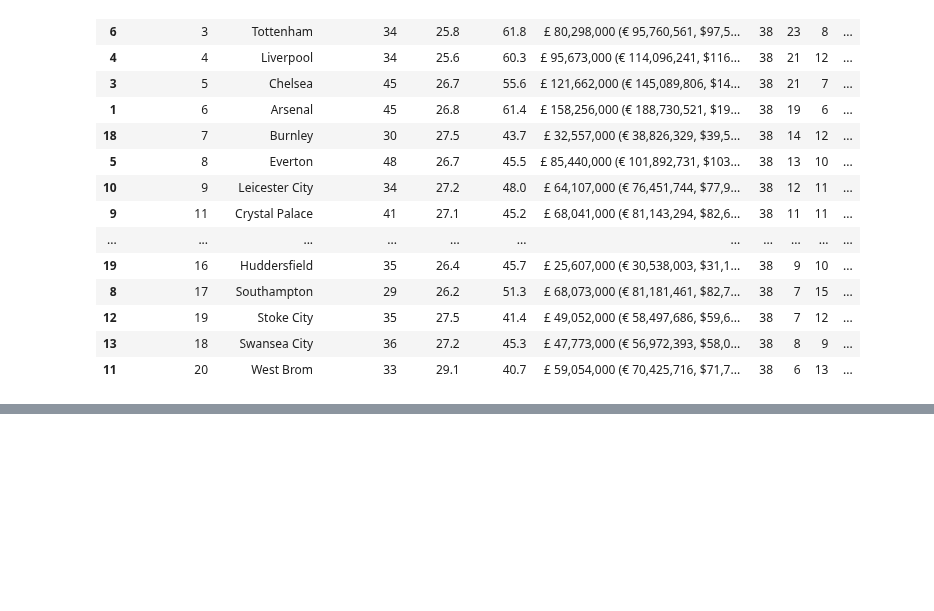
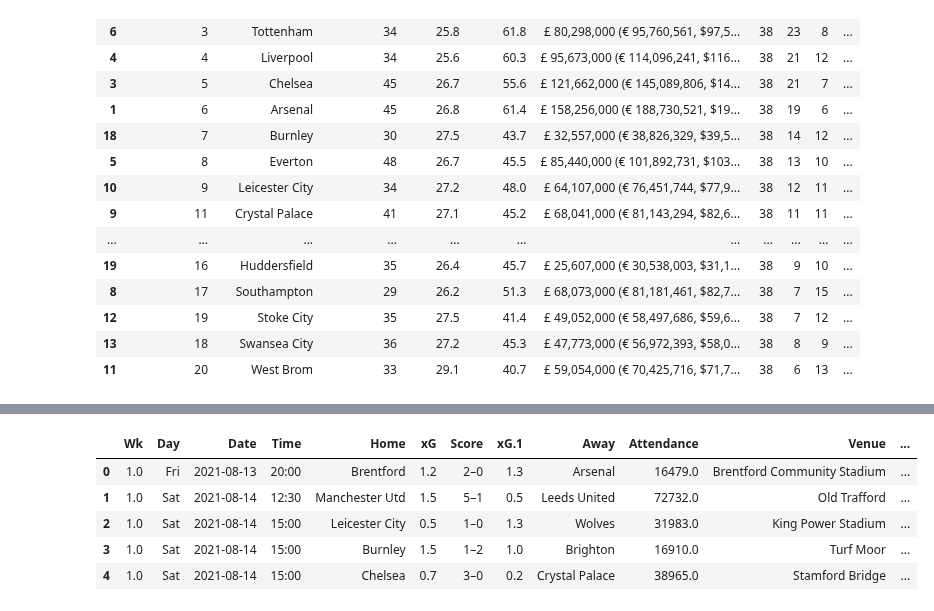
Before and after one commit to GurpreetChugh/Project-Football, a Jupyter notebook: EPL_Project_Football.ipynb, the cells around one changed output, grey strips where cells are left out. Cells and saved outputs as stored; diff of their text form; code cells hidden in the pictures; blank space fills up the shorter version.

```diff
--- a/EPL_Project_Football.ipynb
+++ b/EPL_Project_Football.ipynb
@@ -113,0 +137,12 @@ EPL_2018_sum_complete_df.sort_values('Pts', ascending=False)
+# %%
+# Get individual matches from each of te last 5 seasons
+table_2022 = pd.read_html('https://fbref.com/en/comps/9/2021-2022/schedule/2021-2022-Premier-League-Scores-and-Fixtures')
+EPL_2022_matches_df = pd.DataFrame(table_2022[0])
+EPL_2022_matches_df.head()
+# %% [output]
+|  | Wk | Day | Date | Time | Home | xG | Score | xG.1 | Away | Attendance | Venue | ... |
+| 0 | 1.0 | Fri | 2021-08-13 | 20:00 | Brentford | 1.2 | 2–0 | 1.3 | Arsenal | 16479.0 | Brentford Community Stadium | ... |
+| 1 | 1.0 | Sat | 2021-08-14 | 12:30 | Manchester Utd | 1.5 | 5–1 | 0.5 | Leeds United | 72732.0 | Old Trafford | ... |
+| 2 | 1.0 | Sat | 2021-08-14 | 15:00 | Leicester City | 0.5 | 1–0 | 1.3 | Wolves | 31983.0 | King Power Stadium | ... |
+| 3 | 1.0 | Sat | 2021-08-14 | 15:00 | Burnley | 1.5 | 1–2 | 1.0 | Brighton | 16910.0 | Turf Moor | ... |
+| 4 | 1.0 | Sat | 2021-08-14 | 15:00 | Chelsea | 0.7 | 3–0 | 0.2 | Crystal Palace | 38965.0 | Stamford Bridge | ... |
```
Also changed, not shown: parts of 8 cells of this notebook.
